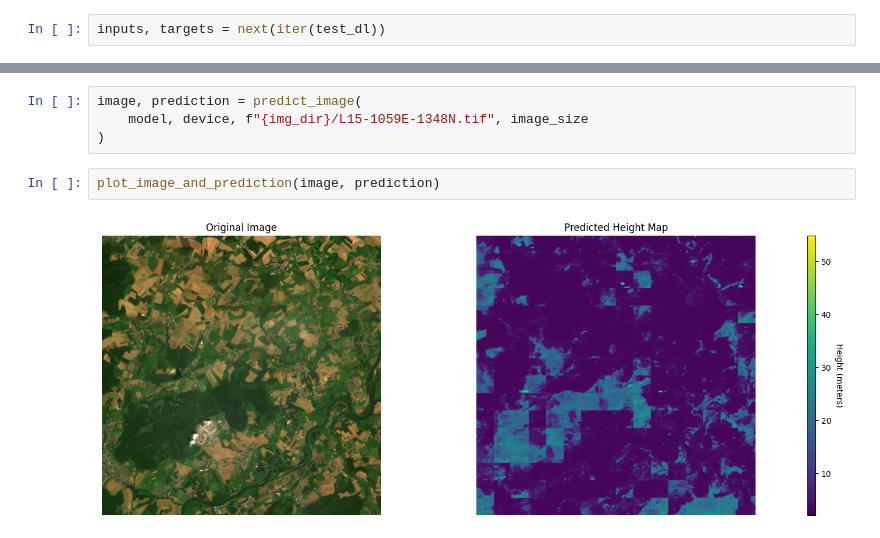
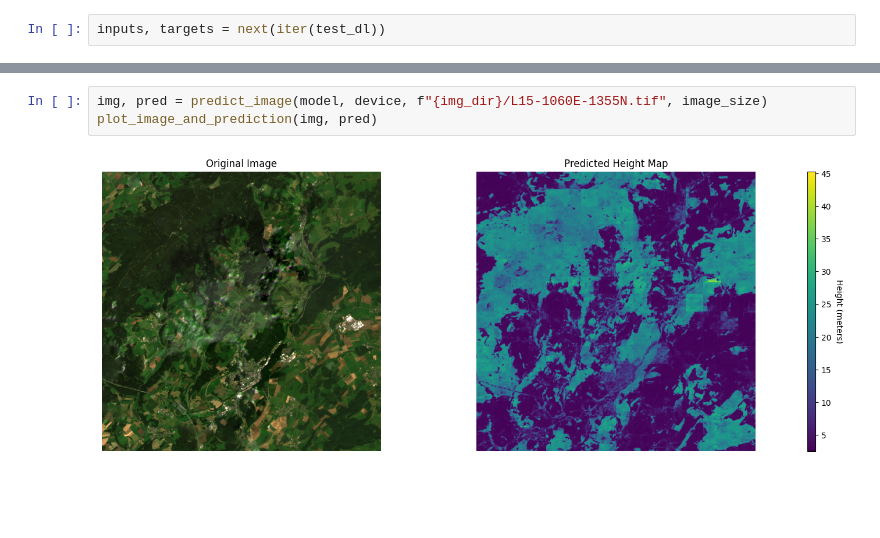
Before and after one commit to ematala/tree-heights-germany, a Jupyter notebook: unet.ipynb, the cells around one changed output, grey strips where cells are left out. Drawn from its saved outputs; the diff is of its cells as text; blank space fills up the shorter version.

```diff
--- a/unet.ipynb
+++ b/unet.ipynb
@@ -100,10 +65,7 @@ plot_image_and_prediction(img, pred)
 # %%
-image, prediction = predict_image(
-    model, device, f"{img_dir}/L15-1059E-1348N.tif", image_size
-)
+img, pred = predict_image(model, device, f"{img_dir}/L15-1060E-1355N.tif", image_size)
+plot_image_and_prediction(img, pred)
+# %% [output]
+[figure, added]
-# %%
-plot_image_and_prediction(image, prediction)
-# %% [output]
-[figure, removed]
 # %%
 truth, predicted = get_truth_vs_predicted(model, test_dl, device)
```
Also changed, not shown: parts of 10 cells of this notebook, 3 other files.
